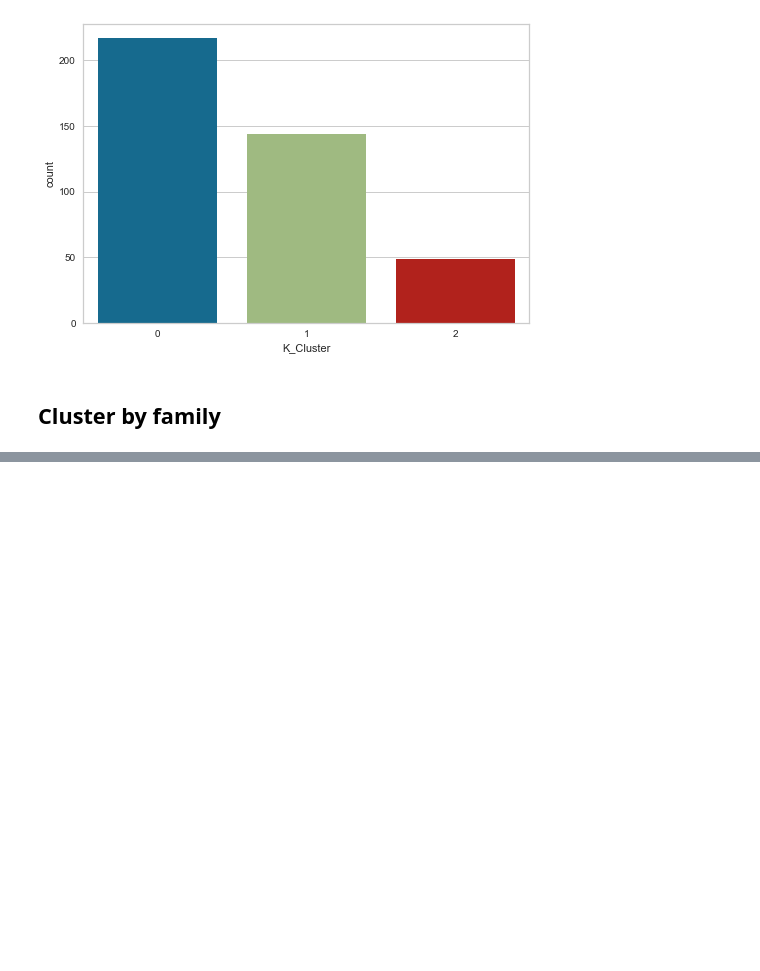
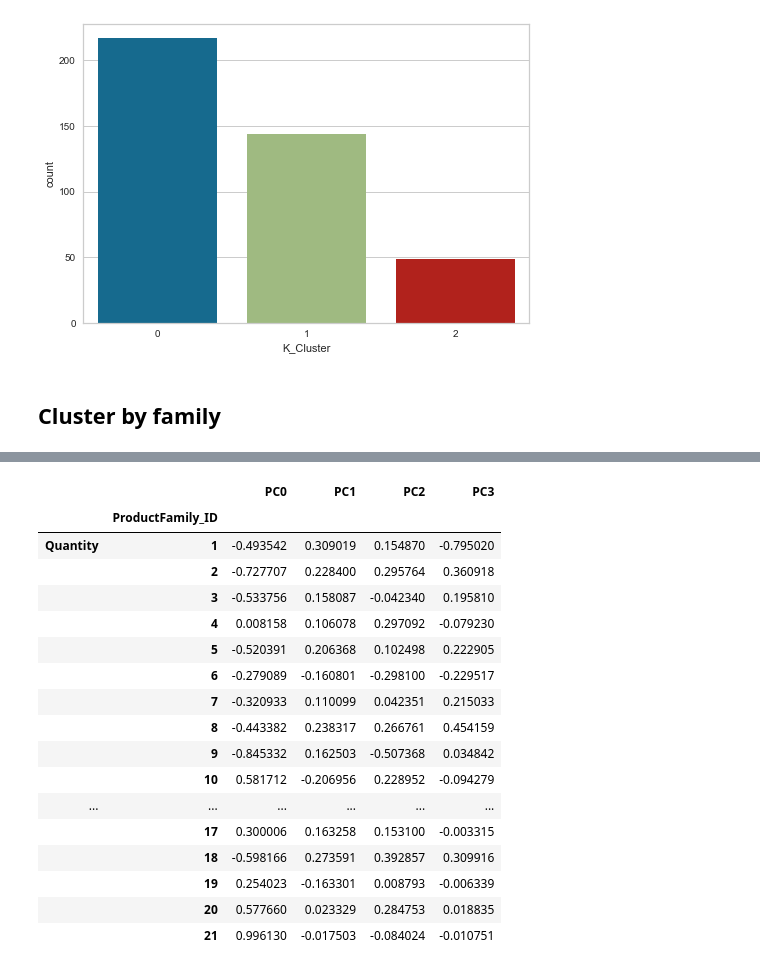
Before and after one commit to LorenzoPigozzi/Business_Cases, a Jupyter notebook: Case 5/BC5_Phuc.ipynb, the cells around one changed output, grey strips where cells are left out. Cells and saved outputs as stored; diff of their text form; code cells hidden in the pictures; blank space fills up the shorter version.

```diff
--- a/Case 5/BC5_Phuc.ipynb
+++ b/Case 5/BC5_Phuc.ipynb
@@ -192,0 +209,39 @@ pd.pivot_table(test_df, index='Point-of-Sale_ID', columns='ProductFamily_ID',
+# %%
+class PCA_combined(object):
+    def __init__(self, df):
+        self.df = df
+        self.n_components = df.shape[1]
+        self.pca_model = PCA(n_components = df.shape[1])
+
+    def Explained_variance(self):
+        pca = PCA()
+        pca_feat = pca.fit_transform(self.df)
+        metrics = pd.DataFrame(
+                                {"Eigenvalue": pca.explained_variance_,
+                                "Difference": np.insert(np.diff(pca.explained_variance_), 0, 0),
+                                "Proportion": pca.explained_variance_ratio_,
+                                "Cumulative": np.cumsum(pca.explained_variance_ratio_)},
+                                index=range(1, pca.n_components_ + 1))
+        return metrics
+
+    def PCA_test(self, n_components):
+        self.pca_model = PCA(n_components = n_components)
+        pca_feat = self.pca_model.fit_transform(self.df)
+        self.pca_feat_names = [f"PC{i}" for i in range(self.pca_model.n_components_)]
+        self.pca_df_ = pd.DataFrame(pca_feat, index=self.df.index, columns=self.pca_feat_names)  # remember index=df_pca.index
+        #Concat to the original value
+        self.concat_pca_df_ = pd.concat([self.df, self.pca_df_], axis=1)
+
+
+    def corr_PCA(self):
+        loadings = self.concat_pca_df_.corr().loc[self.df.columns, self.pca_feat_names]
+        return loadings
+
+def _color_red_or_green(val):
+    if val < -0.45:
+        color = 'background-color: red'
+    elif val > 0.45:
+        color = 'background-color: green'
+    else:
+        color = ''
+    return color
@@ -192,0 +271,22 @@ pd.pivot_table(test_df, index='Point-of-Sale_ID', columns='ProductFamily_ID',
+# %%
+pca_combined.PCA_test(n_components = 10)
+pca_combined.corr_PCA().style.applymap(_color_red_or_green)
+# %% [output]
+|  |  | PC0 | PC1 | PC2 | PC3 |
+|  | ProductFamily_ID |  |  |  |  |
+| Quantity | 1 | -0.493542 | 0.309019 | 0.154870 | -0.795020 |
+|  | 2 | -0.727707 | 0.228400 | 0.295764 | 0.360918 |
+|  | 3 | -0.533756 | 0.158087 | -0.042340 | 0.195810 |
+|  | 4 | 0.008158 | 0.106078 | 0.297092 | -0.079230 |
+|  | 5 | -0.520391 | 0.206368 | 0.102498 | 0.222905 |
+|  | 6 | -0.279089 | -0.160801 | -0.298100 | -0.229517 |
+|  | 7 | -0.320933 | 0.110099 | 0.042351 | 0.215033 |
+|  | 8 | -0.443382 | 0.238317 | 0.266761 | 0.454159 |
+|  | 9 | -0.845332 | 0.162503 | -0.507368 | 0.034842 |
+|  | 10 | 0.581712 | -0.206956 | 0.228952 | -0.094279 |
+| ... | ... | ... | ... | ... | ... |
+|  | 17 | 0.300006 | 0.163258 | 0.153100 | -0.003315 |
+|  | 18 | -0.598166 | 0.273591 | 0.392857 | 0.309916 |
+|  | 19 | 0.254023 | -0.163301 | 0.008793 | -0.006339 |
+|  | 20 | 0.577660 | 0.023329 | 0.284753 | 0.018835 |
+|  | 21 | 0.996130 | -0.017503 | -0.084024 | -0.010751 |
```
Also changed, not shown: parts of 12 cells of this notebook.
